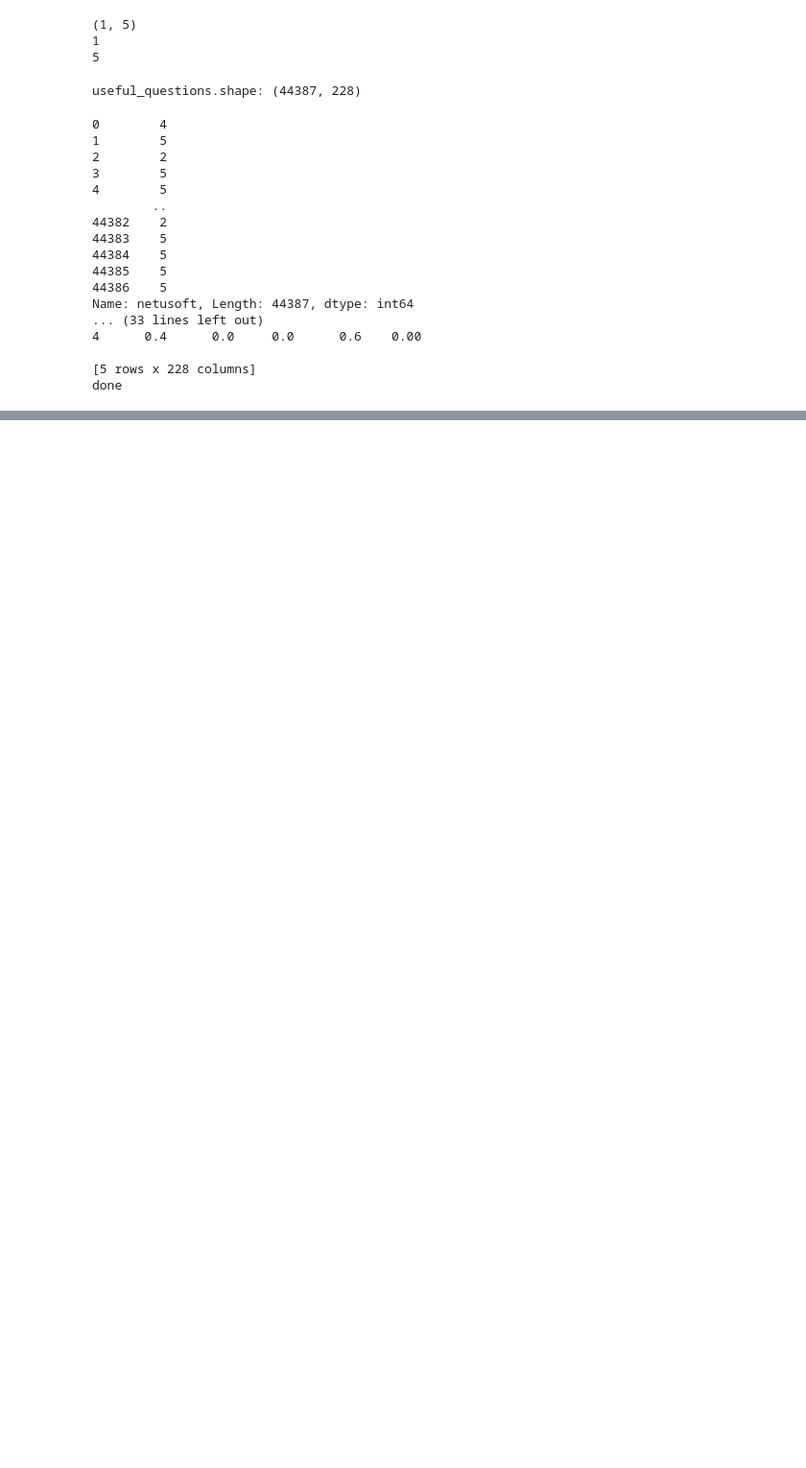
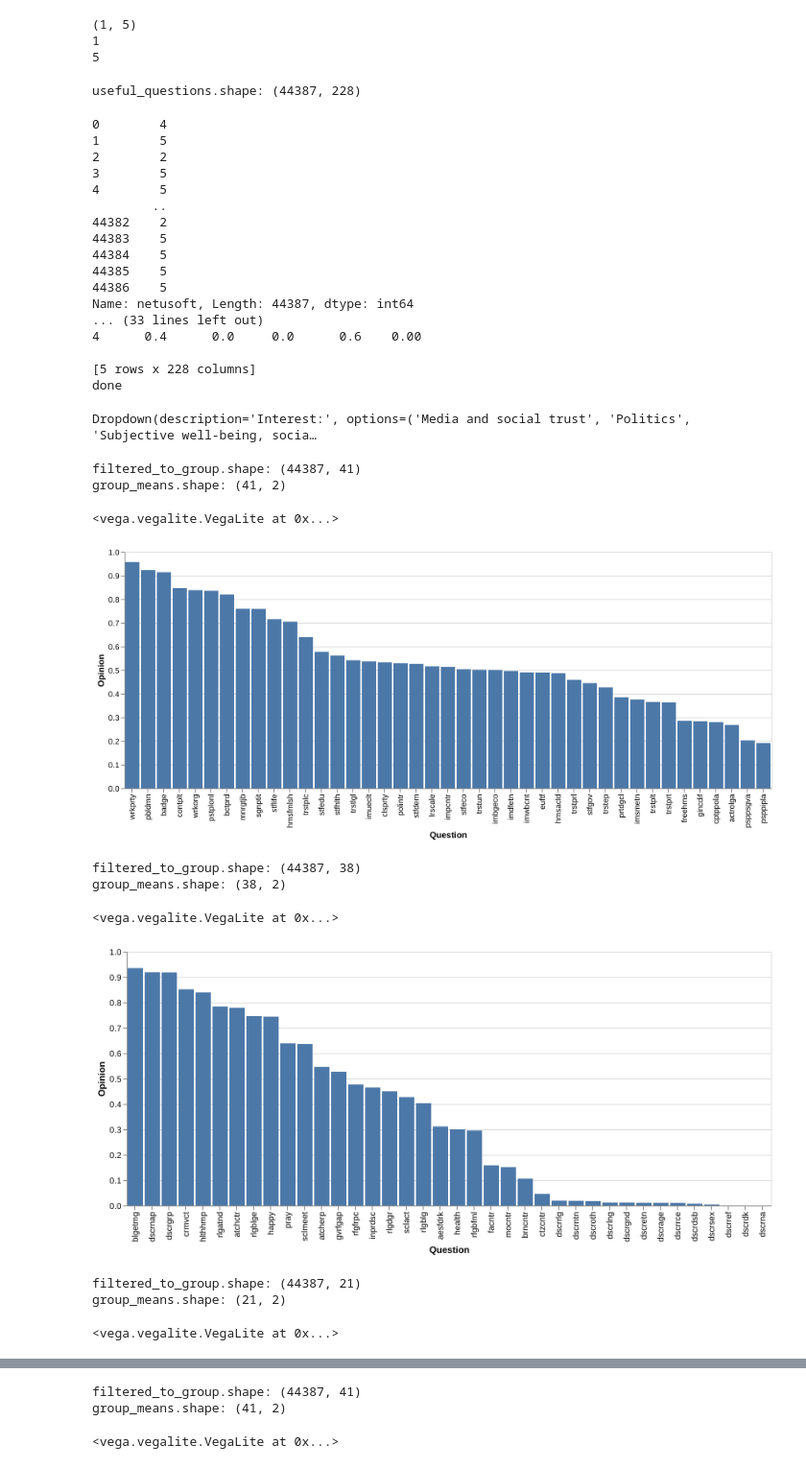
Before and after one commit to JonathanWoollett-Light/CSC327-A2, a Jupyter notebook: source.ipynb, the cells around one changed output, grey strips where cells are left out. Shown at 96% size. Drawn from its saved outputs; the diff is of its cells as text; code cells hidden in the pictures; blank space fills up the shorter version.

```diff
--- a/source.ipynb
+++ b/source.ipynb
@@ -235,32 +184,45 @@ interestGroup = widgets.Dropdown(
 )
 display(interestGroup)
 
 
 # # Drops all columns it cannot caste to float
 # def drop_uncastable(dataframe):
 #     for col in dataframe.columns:
 #         try:
 #             dataframe[col] = dataframe[col].astype(float)
 #         except:
 #             dataframe = dataframe.drop(columns=[col],axis=1)
 
 #     return dataframe
 
 def on_change(change):
     if change['type'] == 'change' and change['name'] == 'value':
         # Select questions group
         interested_desc = desc[(desc.Group == "Group " + interestGroup.value)]
         # Filter with `data` to select questions in group by name
         filtered_to_group = grouped_answers.filter(interested_desc.Name)
         print("filtered_to_group.shape:",filtered_to_group.shape)
         group_means = filtered_to_group.mean().reset_index()
         group_means.columns = ["Question","Opinion"]
         print("group_means.shape:",group_means.shape)
         test = alt.Chart(group_means).mark_bar().encode(
-            x=alt.X("Question:O",sort=alt.EncodingSortField(field="Opinion",order="descending"),scale=alt.Scale(zero=False)),
-            y="Opinion:Q"
+            x=alt.X("Question:O",sort=alt.EncodingSortField(field="Opinion",order="descending")),
+            y=alt.Y("Opinion:Q",)
         )
         display(test)
 
 
 interestGroup.observe(on_change)
+# %% [output]
+Dropdown(description='Interest:', options=('Media and social trust', 'Politics', 'Subjective well-being, socia…
+filtered_to_group.shape: (44387, 41)
+group_means.shape: (41, 2)
+<vega.vegalite.VegaLite at 0x...>
+[figure, added]
+filtered_to_group.shape: (44387, 38)
+group_means.shape: (38, 2)
+<vega.vegalite.VegaLite at 0x...>
+[figure, added]
+filtered_to_group.shape: (44387, 21)
+group_means.shape: (21, 2)
+<vega.vegalite.VegaLite at 0x...>
@@ -266,0 +230,3 @@ interestGroup.observe(on_change)
+filtered_to_group.shape: (44387, 41)
+group_means.shape: (41, 2)
+<vega.vegalite.VegaLite at 0x...>
```
Also changed, not shown: parts of 5 cells of this notebook.
